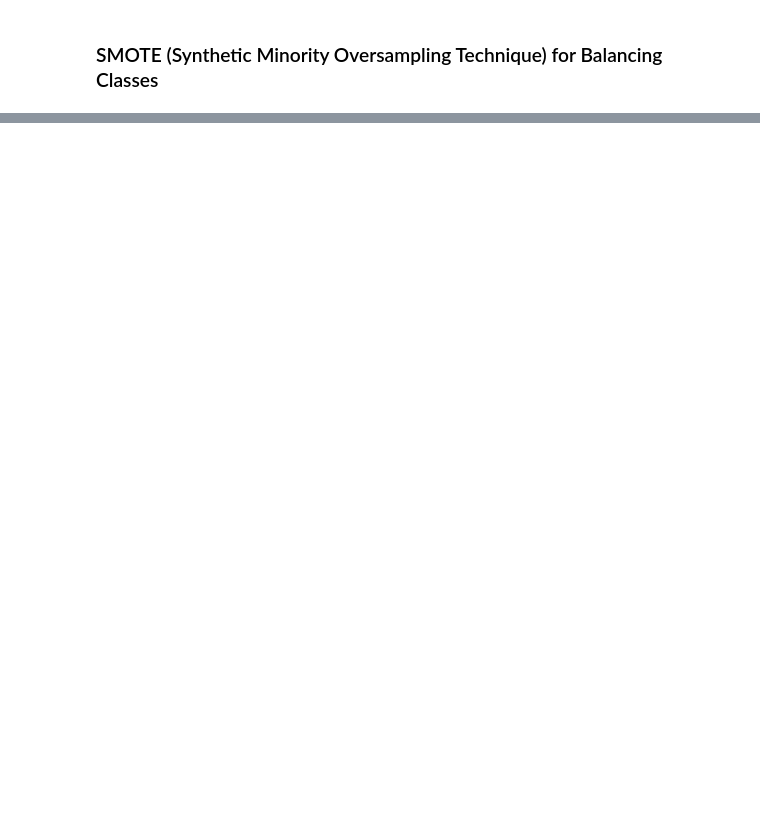
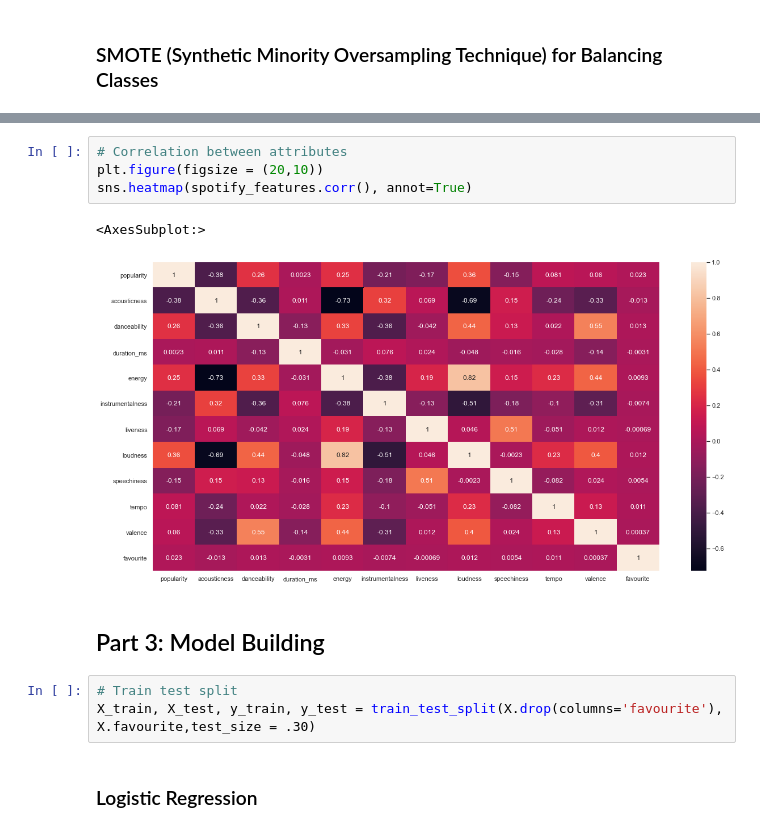
Before and after one commit to vijay-ss/spotify-recommender, a Jupyter notebook: spotify_preprocessing.ipynb, the cells around one changed output, grey strips where cells are left out. Saved outputs shown, nothing was run; the diff lists cells and outputs as text; blank space fills up the shorter version.

```diff
--- a/spotify_preprocessing.ipynb
+++ b/spotify_preprocessing.ipynb
@@ -382,0 +412,14 @@ Name: favourite, dtype: int64
+# %%
+# Correlation between attributes
+plt.figure(figsize = (20,10))
+sns.heatmap(spotify_features.corr(), annot=True)
+# %% [output]
+<AxesSubplot:>
+[figure, added]
+# %% [markdown]
+## Part 3: Model Building
+# %%
+# Train test split
+X_train, X_test, y_train, y_test = train_test_split(X.drop(columns='favourite'), X.favourite,test_size = .30)
+# %% [markdown]
+### Logistic Regression
```
Also changed, not shown: parts of 31 cells of this notebook.
